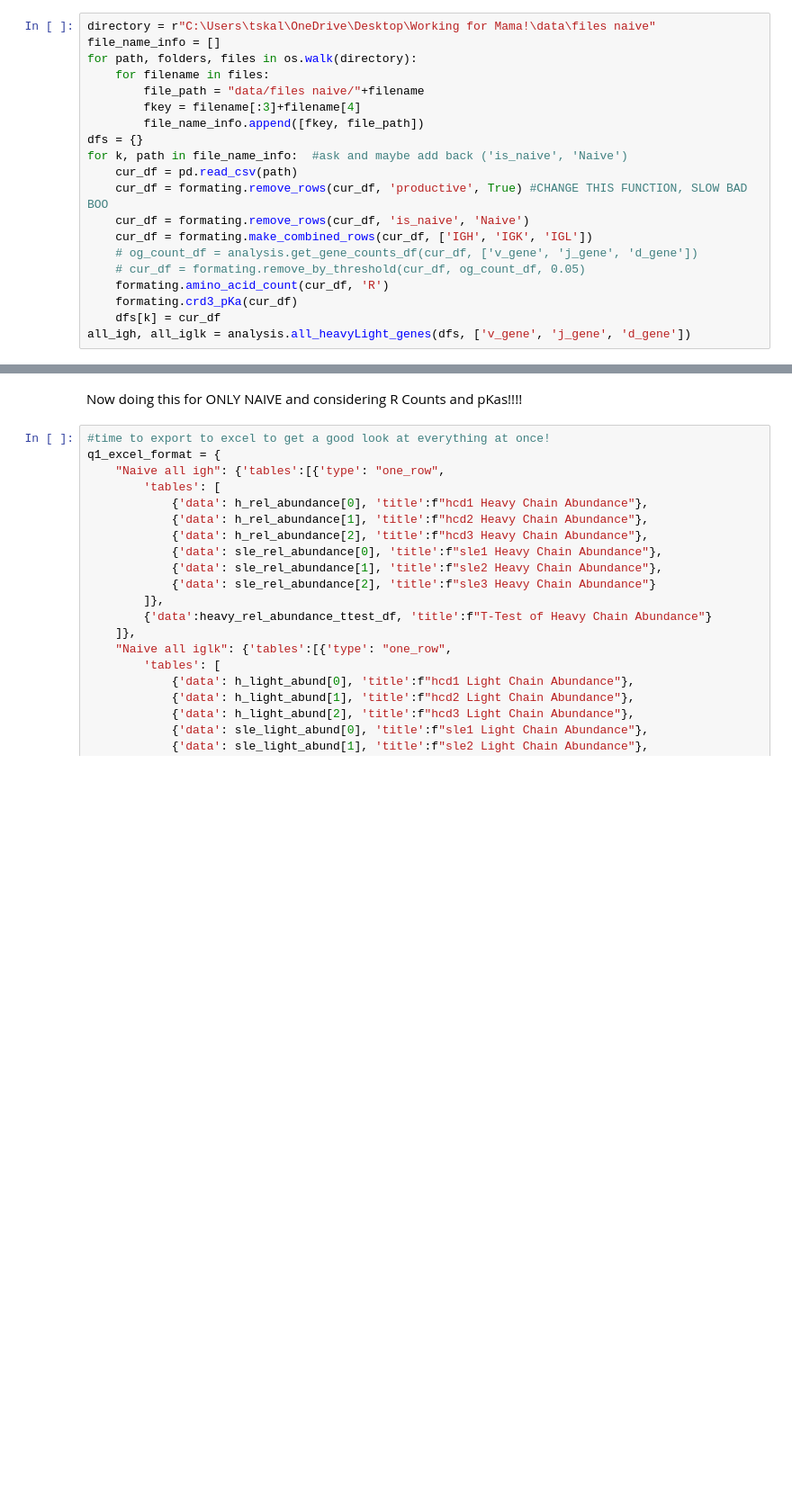
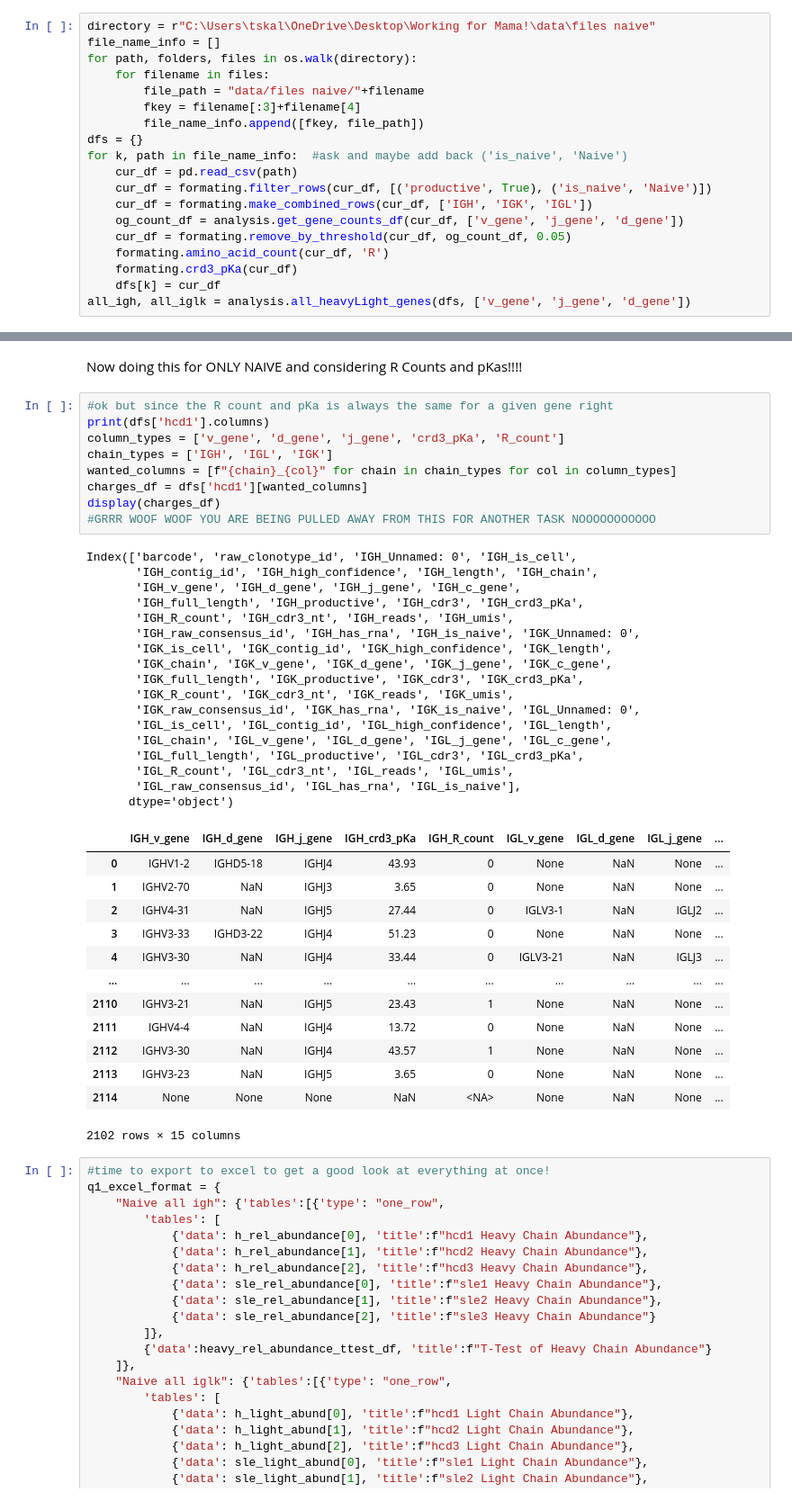
Before and after one commit to TaisiaK/BCR-Analysis, a Jupyter notebook: data_analysis.ipynb, the cells around one changed output, grey strips where cells are left out. Shown: that part at 90% size. Cells and saved outputs as stored; diff of their text form; blank space fills up the shorter version.

```diff
--- a/data_analysis.ipynb
+++ b/data_analysis.ipynb
@@ -97,11 +96,10 @@ for path, folders, files in os.walk(directory):
 dfs = {}
 for k, path in file_name_info:  #ask and maybe add back ('is_naive', 'Naive')
     cur_df = pd.read_csv(path)
-    cur_df = formating.remove_rows(cur_df, 'productive', True) #CHANGE THIS FUNCTION, SLOW BAD BOO
-    cur_df = formating.remove_rows(cur_df, 'is_naive', 'Naive')
+    cur_df = formating.filter_rows(cur_df, [('productive', True), ('is_naive', 'Naive')])
     cur_df = formating.make_combined_rows(cur_df, ['IGH', 'IGK', 'IGL'])
-    # og_count_df = analysis.get_gene_counts_df(cur_df, ['v_gene', 'j_gene', 'd_gene'])
-    # cur_df = formating.remove_by_threshold(cur_df, og_count_df, 0.05)
+    og_count_df = analysis.get_gene_counts_df(cur_df, ['v_gene', 'j_gene', 'd_gene'])
+    cur_df = formating.remove_by_threshold(cur_df, og_count_df, 0.05)
     formating.amino_acid_count(cur_df, 'R')
     formating.crd3_pKa(cur_df)
     dfs[k] = cur_df
@@ -216,5 +186,45 @@ print(len(all_iglk))
 # %% [markdown]
 Now doing this for ONLY NAIVE and considering R Counts and pKas!!!!
+# %%
+#ok but since the R count and pKa is always the same for a given gene right
+print(dfs['hcd1'].columns)
+column_types = ['v_gene', 'd_gene', 'j_gene', 'crd3_pKa', 'R_count']
+chain_types = ['IGH', 'IGL', 'IGK']
+wanted_columns = [f"{chain}_{col}" for chain in chain_types for col in column_types]
+charges_df = dfs['hcd1'][wanted_columns]
+display(charges_df)
+#GRRR WOOF WOOF YOU ARE BEING PULLED AWAY FROM THIS FOR ANOTHER TASK NOOOOOOOOOOO
+# %% [output]
+Index(['barcode', 'raw_clonotype_id', 'IGH_Unnamed: 0', 'IGH_is_cell',
+       'IGH_contig_id', 'IGH_high_confidence', 'IGH_length', 'IGH_chain',
+       'IGH_v_gene', 'IGH_d_gene', 'IGH_j_gene', 'IGH_c_gene',
+       'IGH_full_length', 'IGH_productive', 'IGH_cdr3', 'IGH_crd3_pKa',
+       'IGH_R_count', 'IGH_cdr3_nt', 'IGH_reads', 'IGH_umis',
+       'IGH_raw_consensus_id', 'IGH_has_rna', 'IGH_is_naive', 'IGK_Unnamed: 0',
+       'IGK_is_cell', 'IGK_contig_id', 'IGK_high_confidence', 'IGK_length',
+       'IGK_chain', 'IGK_v_gene', 'IGK_d_gene', 'IGK_j_gene', 'IGK_c_gene',
+       'IGK_full_length', 'IGK_productive', 'IGK_cdr3', 'IGK_crd3_pKa',
+       'IGK_R_count', 'IGK_cdr3_nt', 'IGK_reads', 'IGK_umis',
+       'IGK_raw_consensus_id', 'IGK_has_rna', 'IGK_is_naive', 'IGL_Unnamed: 0',
+       'IGL_is_cell', 'IGL_contig_id', 'IGL_high_confidence', 'IGL_length',
+       'IGL_chain', 'IGL_v_gene', 'IGL_d_gene', 'IGL_j_gene', 'IGL_c_gene',
+       'IGL_full_length', 'IGL_productive', 'IGL_cdr3', 'IGL_crd3_pKa',
+       'IGL_R_count', 'IGL_cdr3_nt', 'IGL_reads', 'IGL_umis',
+       'IGL_raw_consensus_id', 'IGL_has_rna', 'IGL_is_naive'],
+      dtype='object')
+|  | IGH_v_gene | IGH_d_gene | IGH_j_gene | IGH_crd3_pKa | IGH_R_count | IGL_v_gene | IGL_d_gene | IGL_j_gene | ... |
+| 0 | IGHV1-2 | IGHD5-18 | IGHJ4 | 43.93 | 0 | None | NaN | None | ... |
+| 1 | IGHV2-70 | NaN | IGHJ3 | 3.65 | 0 | None | NaN | None | ... |
+| 2 | IGHV4-31 | NaN | IGHJ5 | 27.44 | 0 | IGLV3-1 | NaN | IGLJ2 | ... |
+| 3 | IGHV3-33 | IGHD3-22 | IGHJ4 | 51.23 | 0 | None | NaN | None | ... |
+| 4 | IGHV3-30 | NaN | IGHJ4 | 33.44 | 0 | IGLV3-21 | NaN | IGLJ3 | ... |
+| ... | ... | ... | ... | ... | ... | ... | ... | ... | ... |
+| 2110 | IGHV3-21 | NaN | IGHJ5 | 23.43 | 1 | None | NaN | None | ... |
+| 2111 | IGHV4-4 | NaN | IGHJ4 | 13.72 | 0 | None | NaN | None | ... |
+| 2112 | IGHV3-30 | NaN | IGHJ4 | 43.57 | 1 | None | NaN | None | ... |
+| 2113 | IGHV3-23 | NaN | IGHJ5 | 3.65 | 0 | None | NaN | None | ... |
+| 2114 | None | None | None | NaN | <NA> | None | NaN | None | ... |
+2102 rows × 15 columns
 # %%
 #time to export to excel to get a good look at everything at once!
 q1_excel_format = {
```
Also changed, not shown: parts of 19 cells of this notebook, 4 other files.
